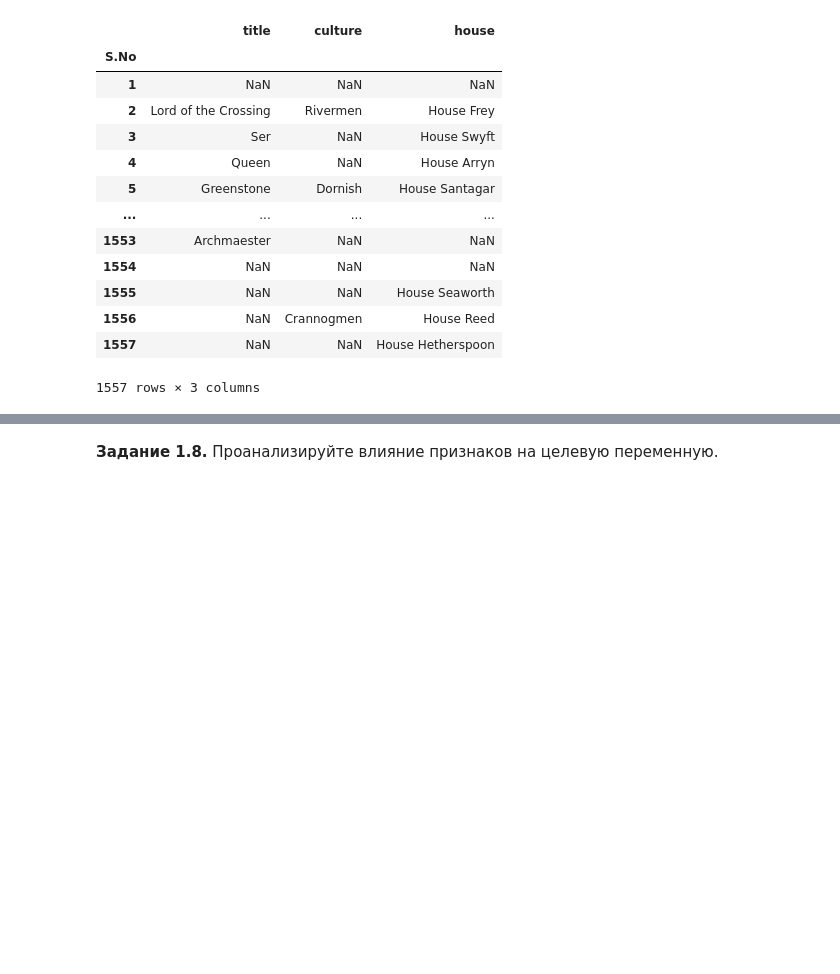
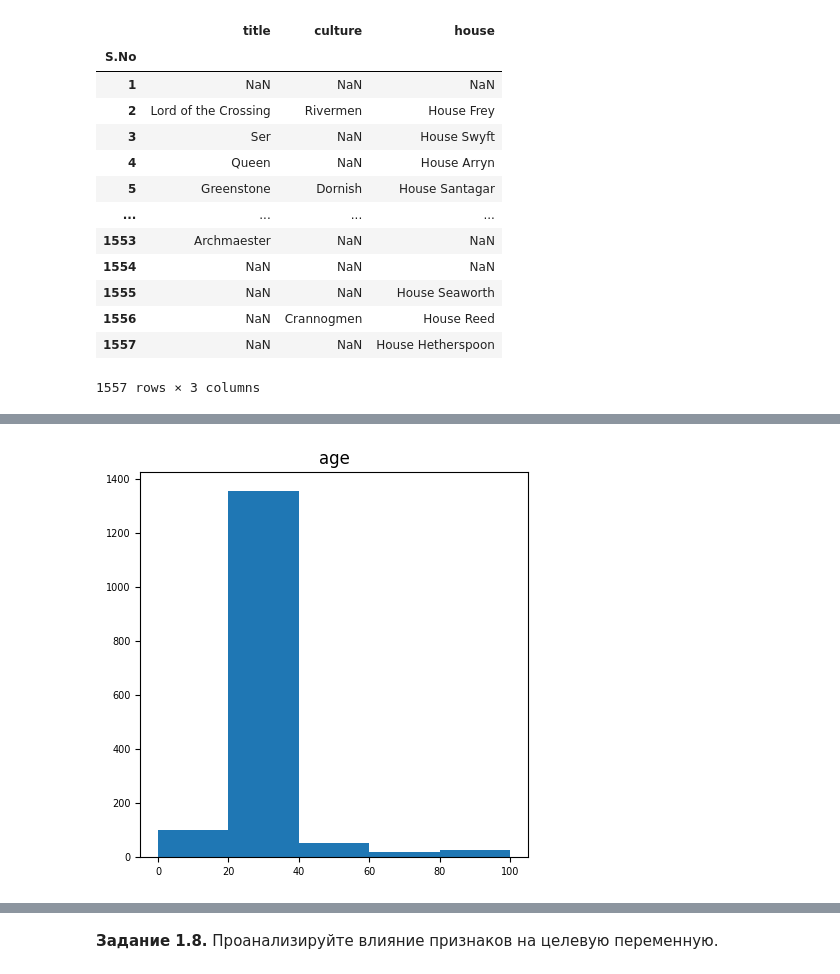
Before and after one commit to maksimvaig/-, a Jupyter notebook: week_01_ml_intro/Homework/hw_1_game_of_thrones.ipynb, the cells around one changed output, grey strips where cells are left out. Cells and saved outputs as stored; diff of their text form; code cells hidden in the pictures; blank space fills up the shorter version.

```diff
--- a/week_01_ml_intro/Homework/hw_1_game_of_thrones.ipynb
+++ b/week_01_ml_intro/Homework/hw_1_game_of_thrones.ipynb
@@ -392,0 +393,7 @@ data.head()
+# %%
+numerical_columns = ['age']
+
+num_features = data[numerical_columns]
+num_features.hist(figsize=(5, 5), bins=5,xlabelsize=7, ylabelsize=7, grid=False);
+# %% [output]
+[figure, added]
```
Also changed, not shown: parts of 5 cells of this notebook.
